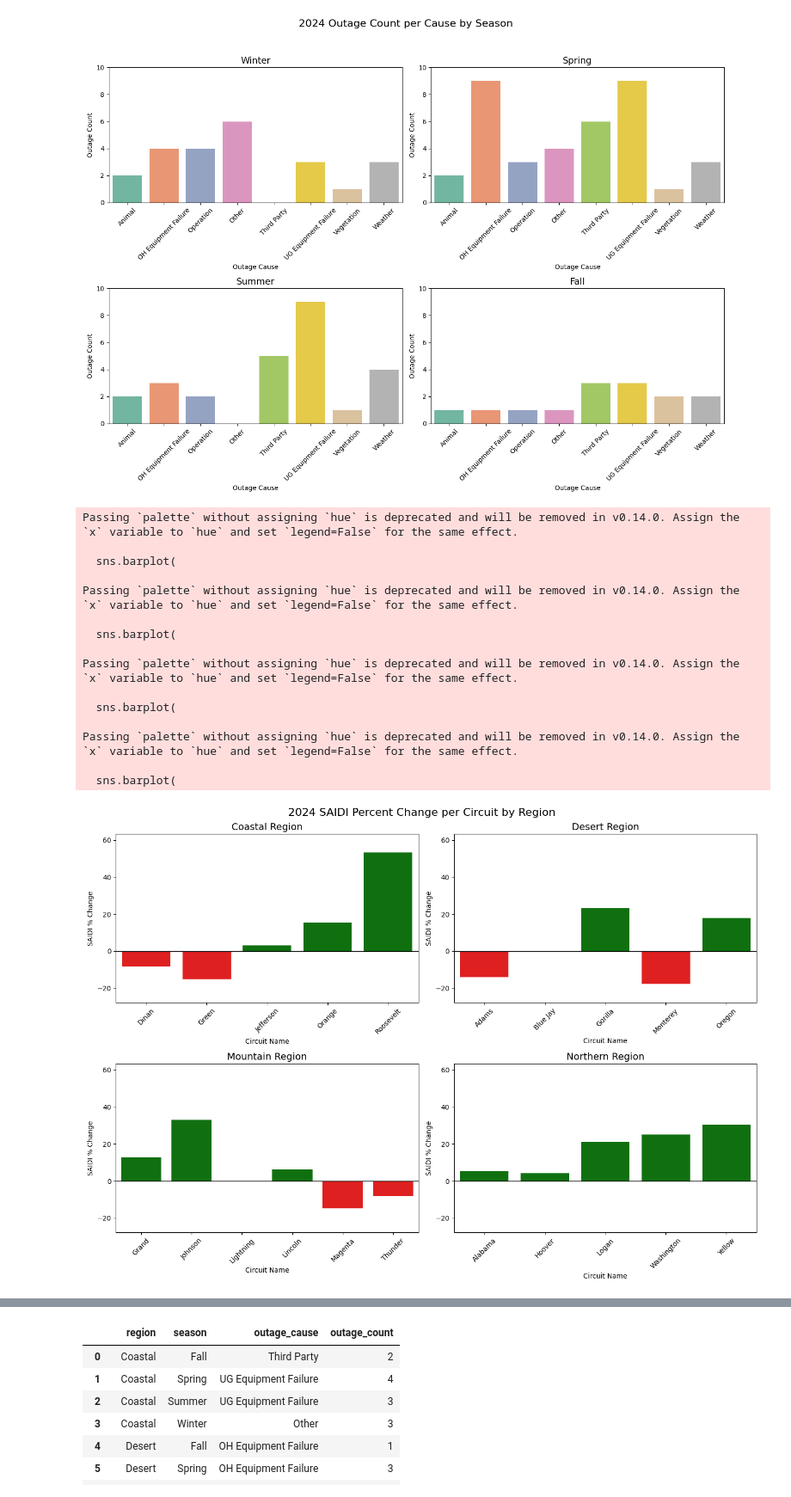
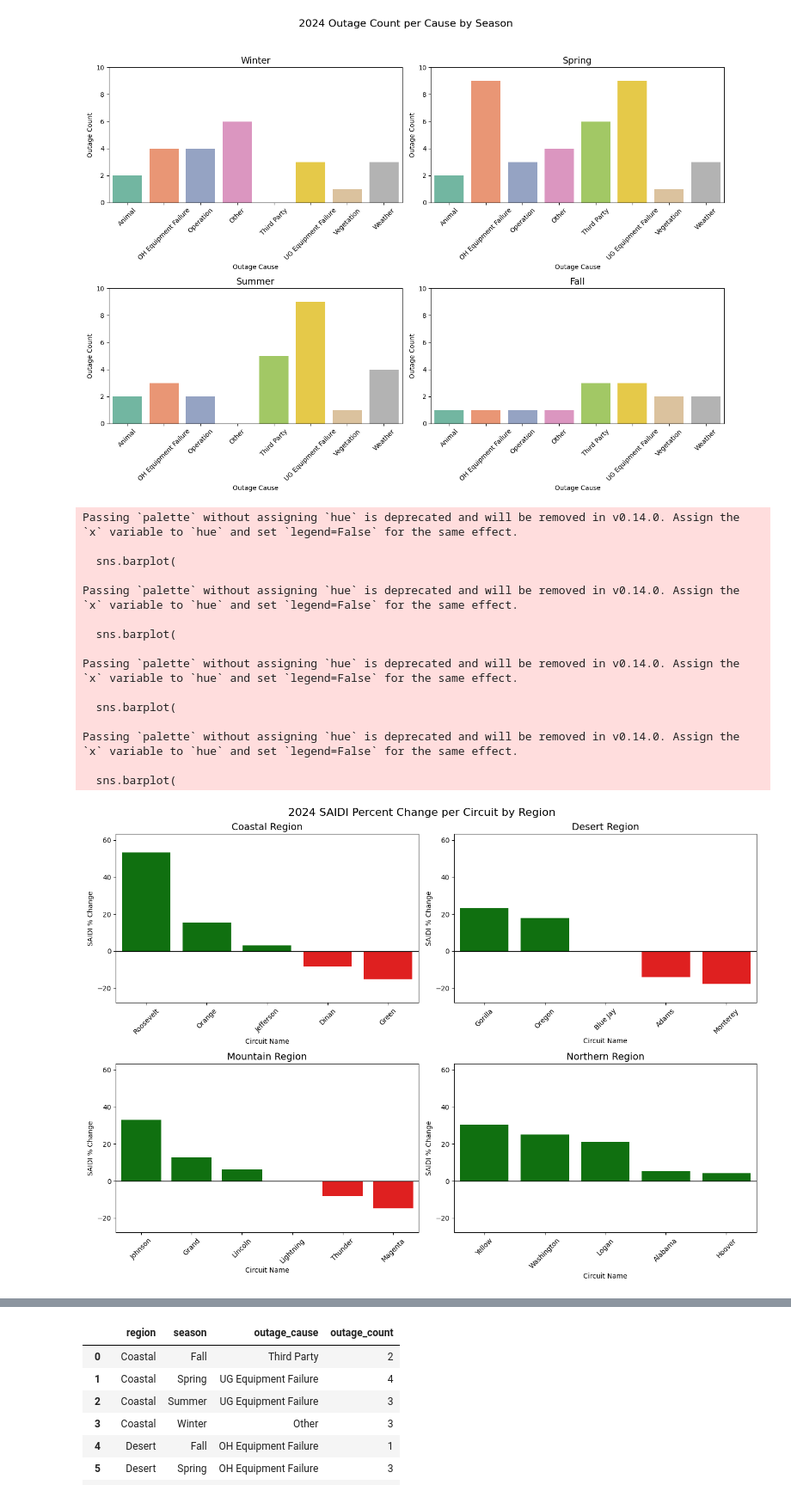
Before and after one commit to GerardoG2/ITC-2025, a Jupyter notebook: circuit-outage-analysis.ipynb, the cells around one changed output, grey strips where cells are left out. Shown at 86% size. Saved outputs shown, nothing was run; the diff lists cells and outputs as text; code cells hidden in the pictures.

```diff
--- a/circuit-outage-analysis.ipynb
+++ b/circuit-outage-analysis.ipynb
@@ -1288,7 +1361,6 @@ plt.tight_layout()
 # %% [output]
 [figure]
 # %%
-# Calculate percent change
 circuit_copy = circuit.copy()
 circuit_copy['saidi_percent_change_from_prev_year'] = (
     circuit_copy['saidi_diff_from_prev_year'] / circuit_copy['saidi_2023']
@@ -1301,21 +1373,19 @@ circuit_copy = circuit_copy.sort_values(by='circuit_name')
 def color_map(values):
     return ['green' if v >= 0 else 'red' for v in values]
 
-# Split by region
-coastal = circuit_copy[circuit_copy['region'] == 'Coastal']
-desert = circuit_copy[circuit_copy['region'] == 'Desert']
-mountain = circuit_copy[circuit_copy['region'] == 'Mountain']
-north = circuit_copy[circuit_copy['region'] == 'North']
+# Split and sort each region by percent change descending
+coastal = circuit_copy[circuit_copy['region'] == 'Coastal'].sort_values(by='saidi_percent_change_from_prev_year', ascending=False)
+desert = circuit_copy[circuit_copy['region'] == 'Desert'].sort_values(by='saidi_percent_change_from_prev_year', ascending=False)
+mountain = circuit_copy[circuit_copy['region'] == 'Mountain'].sort_values(by='saidi_percent_change_from_prev_year', ascending=False)
+north = circuit_copy[circuit_copy['region'] == 'North'].sort_values(by='saidi_percent_change_from_prev_year', ascending=False)
 
 # Determine global y-axis limits
 global_min = circuit_copy['saidi_percent_change_from_prev_year'].min()
 global_max = circuit_copy['saidi_percent_change_from_prev_year'].max()
-
-# Round and pad a little
 global_min = min(global_min, 0) - 10
 global_max = max(global_max, 0) + 10
 
-# Plot
+# Plot setup
 fig, axs = plt.subplots(2, 2, figsize=(14, 10))
 
 # Coastal
@@ -1371,34 +1441,34 @@ sns.barplot(
     palette=color_map(north['saidi_percent_change_from_prev_year']),
     ax=axs[1][1]
 )
 axs[1][1].set_title('Northern Region', fontsize=14)
 axs[1][1].tick_params(rotation=45, axis='x')
 axs[1][1].set_ylim(global_min, global_max)
 axs[1][1].set_ylabel('SAIDI % Change')
 axs[1][1].set_xlabel('Circuit Name')
 axs[1][1].axhline(0, color='black', linewidth=1)
 
 # Title and layout
 plt.suptitle('2024 SAIDI Percent Change per Circuit by Region', fontsize=16)
 plt.tight_layout()
 plt.show()
 # %% [output]
 Passing `palette` without assigning `hue` is deprecated and will be removed in v0.14.0. Assign the `x` variable to `hue` and set `legend=False` for the same effect.
 
   sns.barplot(
 
 Passing `palette` without assigning `hue` is deprecated and will be removed in v0.14.0. Assign the `x` variable to `hue` and set `legend=False` for the same effect.
 
   sns.barplot(
 
 Passing `palette` without assigning `hue` is deprecated and will be removed in v0.14.0. Assign the `x` variable to `hue` and set `legend=False` for the same effect.
 
   sns.barplot(
 
 Passing `palette` without assigning `hue` is deprecated and will be removed in v0.14.0. Assign the `x` variable to `hue` and set `legend=False` for the same effect.
 
   sns.barplot(
-[figure, old version]
+[figure, new version]
 # %%
 # Group by region and outage cause and sum the CMI
 cmi_by_region = (
```
Also changed, not shown: parts of 10 cells of this notebook.
